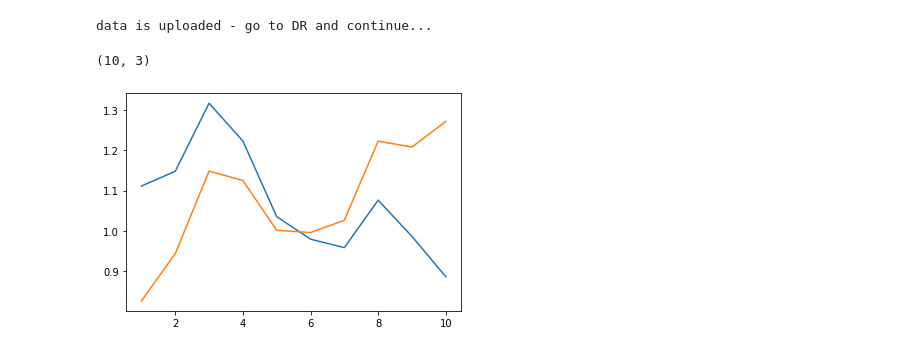
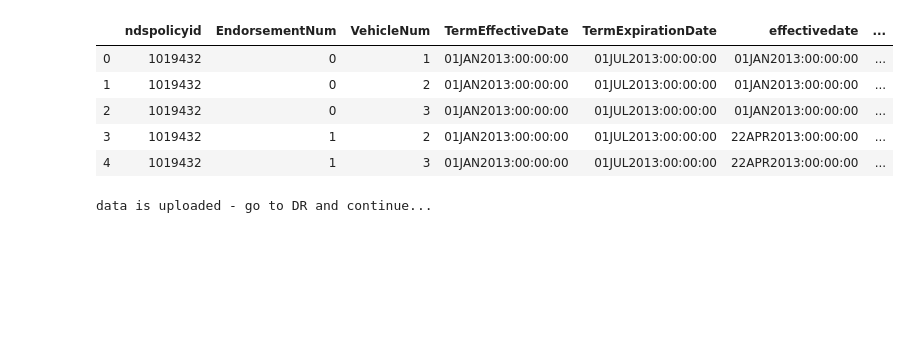
Before and after one commit to zouquncai/zouquncai, a Jupyter notebook: NGIC sample Python Script.ipynb, the cells around one changed output. Cells and saved outputs as stored; diff of their text form; code cells hidden in the pictures; blank space fills up the shorter version.

```diff
--- a/NGIC sample Python Script.ipynb
+++ b/NGIC sample Python Script.ipynb
@@ -1,12 +1,19 @@
 # %%
 # import needed packages
 
 import pandas as pd
 import datarobot as dr
 import math
 import matplotlib.pyplot as plt
 
 # read in master data
-NGIC = pd.read_csv("/Users/quncai.zou/Documents/NGIC/input_data_data_robot.csv", encoding = 'ISO-8859-1')
+NGIC = pd.read_csv("/Users/quncai.zou/Documents/NGIC/input_data_data_robot2.csv", encoding = 'ISO-8859-1')
 pd.options.display.max_columns = 112 # enable options to show all the columns
 NGIC.head()
+# %% [output]
+|  | ndspolicyid | EndorsementNum | VehicleNum | TermEffectiveDate | TermExpirationDate | effectivedate | ... |
+| 0 | 1019432 | 0 | 1 | 01JAN2013:00:00:00 | 01JUL2013:00:00:00 | 01JAN2013:00:00:00 | ... |
+| 1 | 1019432 | 0 | 2 | 01JAN2013:00:00:00 | 01JUL2013:00:00:00 | 01JAN2013:00:00:00 | ... |
+| 2 | 1019432 | 0 | 3 | 01JAN2013:00:00:00 | 01JUL2013:00:00:00 | 01JAN2013:00:00:00 | ... |
+| 3 | 1019432 | 1 | 2 | 01JAN2013:00:00:00 | 01JUL2013:00:00:00 | 22APR2013:00:00:00 | ... |
+| 4 | 1019432 | 1 | 3 | 01JAN2013:00:00:00 | 01JUL2013:00:00:00 | 22APR2013:00:00:00 | ... |
@@ -59,32 +74,41 @@ print("data is uploaded - go to DR and continue...")
 # %% [output]
 data is uploaded - go to DR and continue...
 # %%
-## get predictions for holdout dataset
+# ## get predictions for holdout dataset
 
-PROJECT_Id = '5e46bac593165c187ab09636' #pls change to the appropriate project_id
-MODEL_ID = '5e46bcb7bb76ccf3ac7ff817' #pls change to the appropriate model_id
-current_pred = "pdprem_theo"          #pls change to the appropriate xxxx_theo
-loss = "pdinc"                        #pls change to the appropriate project_id
+PROJECT_Id = '5e4c1923f7cf1c05f8893eae' #pls change to the appropriate project_id
+MODEL_ID = '5e4c21a2b39ec966c0ff4d87' #pls change to the appropriate model_id
+current_pred = "clprem_theo"          #pls change to the appropriate xxxx_theo
+loss = "clinc"                        #pls change to the appropriate project_id
 
+#######################
 sourcedata["index"] = sourcedata.index
 sourcedata["row_id"] = sourcedata["index"].rank()-1
 print("check 2")
+
 output_data = loss_ratio_relativity(PROJECT_Id, MODEL_ID, current_pred, loss)
+
+print("downloading predictions from DataRobot is completed.")
 
 output_data["ratio"] = output_data["prediction"]/output_data[current_pred]
 output_data['bin'] = pd.qcut(output_data['ratio'], q=10, precision=0)
 
+output_data.sort_values("ratio")
+print(output_data.head(20))
 
 LR_DR = output_data.groupby(["bin"])[loss].agg('sum')/output_data.groupby(["bin"])['prediction'].agg('sum')
 LR_NGIC = output_data.groupby(["bin"])[loss].agg('sum')/output_data.groupby(["bin"])[current_pred].agg('sum')
 
+print(LR_DR)
+
+LR_DR = LR_DR/LR_DR[0]
+LR_NGIC = LR_NGIC/LR_NGIC[0]
 x_bin = [1,2,3,4,5,6,7,8,9,10]
 data_dict = {"bin":x_bin, "LR_DR":LR_DR, "LR_NGIC":LR_NGIC}
 data_4_plot = pd.DataFrame(data_dict)
 
-plt.plot(data_4_plot["bin"],data_4_plot["LR_DR"])
-plt.plot(data_4_plot["bin"],data_4_plot["LR_NGIC"])
+plt.plot(data_4_plot["bin"],data_4_plot["LR_DR"], label = "LR_DR")
+plt.plot(data_4_plot["bin"],data_4_plot["LR_NGIC"], label = "LR_NGIC")
+plt.legend(bbox_to_anchor=(0., 1.02, 1., .102), loc='lower left',
+           ncol=2, mode="expand", borderaxespad=0.)
 plt.show()
-# %% [output]
-(10, 3)
-[figure, removed]
```
Also changed, not shown: parts of 4 cells of this notebook.
